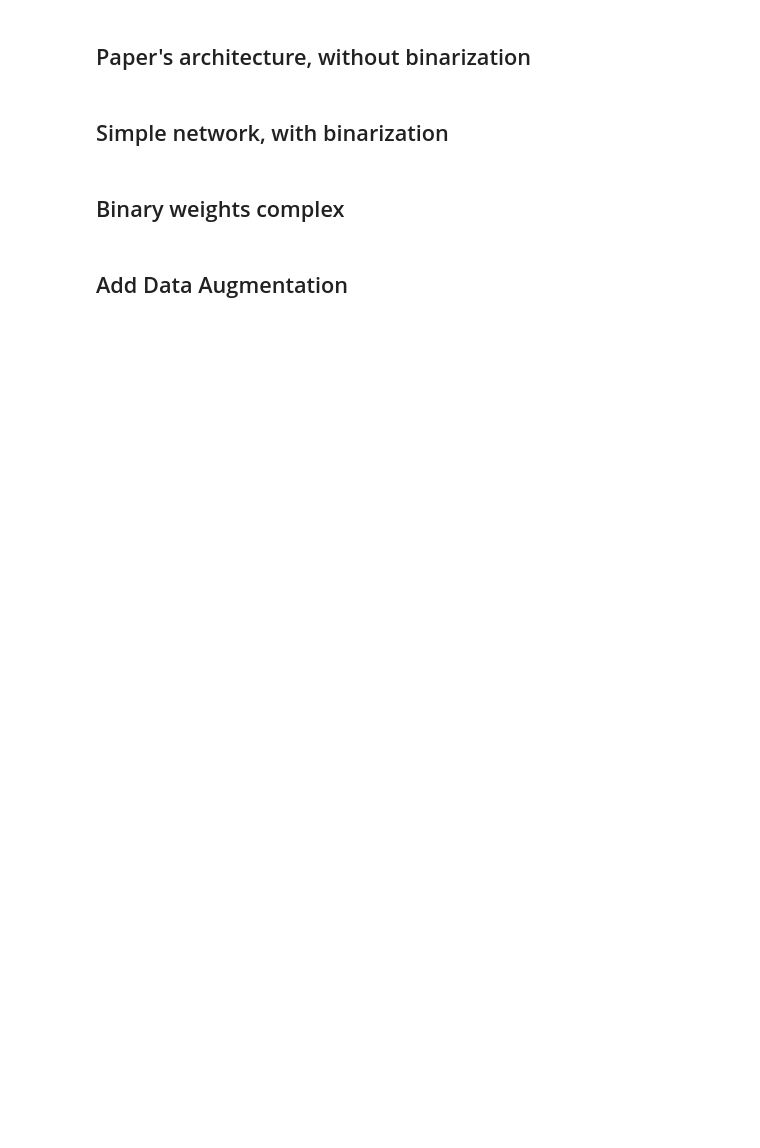
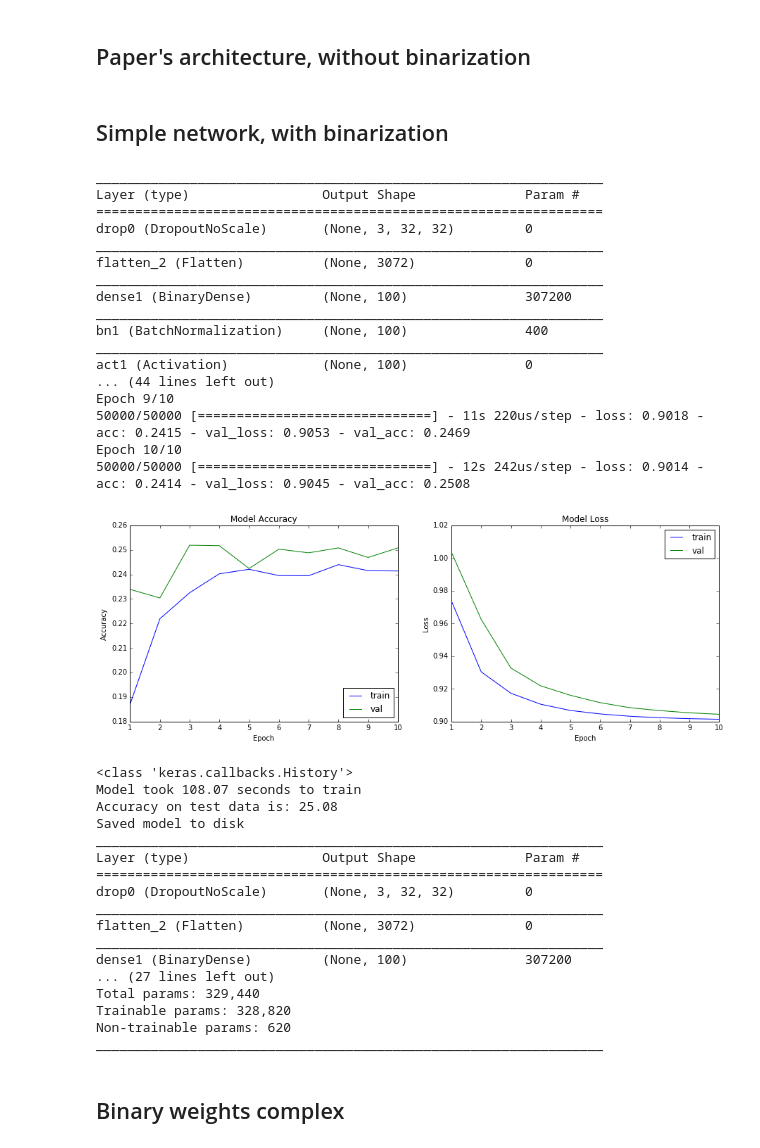
Before and after one commit to Didayolo/binaryconnect, a Jupyter notebook: keras_cifar10.ipynb, the cells around one changed output. Drawn from its saved outputs; the diff is of its cells as text; code cells hidden in the pictures; blank space fills up the shorter version.

```diff
--- a/keras_cifar10.ipynb
+++ b/keras_cifar10.ipynb
@@ -106,7 +104,8 @@ def zca_whiten(x_train, y_train):
 
     for _ in range(x_train.shape[0]):
         x, y = flow.next()
-        whiten_images.append(x[0])
+        img = normalization(x[0], 1.0)
+        whiten_images.append(img)
 
     return np.array(whiten_images)
 # %% [markdown]
@@ -201,13 +204,11 @@ def preprocessing(features, labels):
 
     return features
-# %%
-# TEST
-train_features = train_features[:20]
-test_features = test_features[:20]
-train_labels = train_labels[:20]
-test_labels = test_labels[:20]
 # %%
 # Dossier Images/PKL
+
+load = False
+save = False
+
 path = "Images/PKL/"
 if not os.path.exists(path):
     os.makedirs(path)
@@ -216,24 +217,26 @@ train_file = "train.pkl"
 test_file = source + ".pkl"
 
 # If train features already preprocessed
-if os.path.exists(path + train_file): # 50000 CIFAR-10 images
+if os.path.exists(path + train_file) and load: # 50000 CIFAR-10 images
     print("Loading train : {}".format(train_file))
     train_features = load_data(path + train_file)
 
 else:
     print("Processing train : {}".format(train_file))
-    train_features = preprocessing(train_features, train_labels)
-    dump_data(train_features, path + train_file)
+    train_features = preprocessing(train_features, train_labels, gcn=True)
+    if save:
+        dump_data(train_features, path + train_file)
 
 # If test features already preprocessed
-if os.path.exists(path + test_file):
+if os.path.exists(path + test_file) and load:
     print("Loading test : {}".format(test_file))
     test_features = load_data(path + test_file)
 
 else:
     print("Processing test : {}".format(test_file))
-    test_features = preprocessing(test_features, test_labels)
-    dump_data(test_features, path + test_file)
+    test_features = preprocessing(test_features, test_labels, gcn=True)
+    if save:
+        dump_data(test_features, path + test_file)
 # %% [output]
 Processing train : train.pkl
 Global Contrast Normalization...
@@ -532,37 +490,73 @@ use_bias = False
 epsilon = 1e-6
 momentum = 0.9
 
 # dropout
 drop_in = 0.2
 drop_hidden = 0.5
 
 # lr
 lr_start = 1e-3
 
 model = Sequential()
 model.add(DropoutNoScale(drop_in, input_shape=(3, 32, 32), name='drop0'))
 model.add(Flatten())
 for i in range(num_hidden):
     model.add(BinaryDense(num_unit, H=H, use_bias=use_bias, # deterministic=deterministic
               name='dense{}'.format(i+1)))
     model.add(BatchNormalization(epsilon=epsilon, momentum=momentum, name='bn{}'.format(i+1)))
     model.add(Activation(binary_tanh, name='act{}'.format(i+1)))
     model.add(DropoutNoScale(drop_hidden, name='drop{}'.format(i+1)))
 # Output layer
 model.add(BinaryDense(10, H=H, use_bias=use_bias, # deterministic=deterministic
           name='dense'))
 model.add(BatchNormalization(epsilon=epsilon, momentum=momentum, name='bn'))
 
-model.summary()
+# Display
+# model.summary()
 
 model.compile(loss='squared_hinge', optimizer=Adam(lr=lr_start), metrics=['acc'])
 #model.compile(optimizer='adam', loss='categorical_crossentropy', metrics=['accuracy'])
 
 # Train the model
-#train(model, lr_start=lr_start)
+train(model, lr_start=lr_start)
 
-model = load_weights(model, "test.h5")
-
-model.summary()
+save_weights(model, "simple_binary.h5")
+#model = load_weights(model, "test.h5")
+# %% [output]
+_________________________________________________________________
+Layer (type)                 Output Shape              Param #
+=================================================================
+drop0 (DropoutNoScale)       (None, 3, 32, 32)         0
+_________________________________________________________________
+flatten_2 (Flatten)          (None, 3072)              0
+_________________________________________________________________
+dense1 (BinaryDense)         (None, 100)               307200
+_________________________________________________________________
+bn1 (BatchNormalization)     (None, 100)               400
+_________________________________________________________________
+act1 (Activation)            (None, 100)               0
+... (44 lines left out)
+Epoch 9/10
+50000/50000 [==============================] - 11s 220us/step - loss: 0.9018 - acc: 0.2415 - val_loss: 0.9053 - val_acc: 0.2469
+Epoch 10/10
+50000/50000 [==============================] - 12s 242us/step - loss: 0.9014 - acc: 0.2414 - val_loss: 0.9045 - val_acc: 0.2508
+[figure, added]
+<class 'keras.callbacks.History'>
+Model took 108.07 seconds to train
+Accuracy on test data is: 25.08
+Saved model to disk
+_________________________________________________________________
+Layer (type)                 Output Shape              Param #
+=================================================================
+drop0 (DropoutNoScale)       (None, 3, 32, 32)         0
+_________________________________________________________________
+flatten_2 (Flatten)          (None, 3072)              0
+_________________________________________________________________
+dense1 (BinaryDense)         (None, 100)               307200
+... (27 lines left out)
+Total params: 329,440
+Trainable params: 328,820
+Non-trainable params: 620
+_________________________________________________________________
 # %% [markdown]
 ## Binary weights complex
@@ -586,2 +562,0 @@ model.add(BatchNormalization(epsilon=epsilon, momentum=momentum, axis=1, name='b
-# %% [markdown]
-## Add Data Augmentation
```
Also changed, not shown: parts of 12 cells of this notebook, 1 other file.
